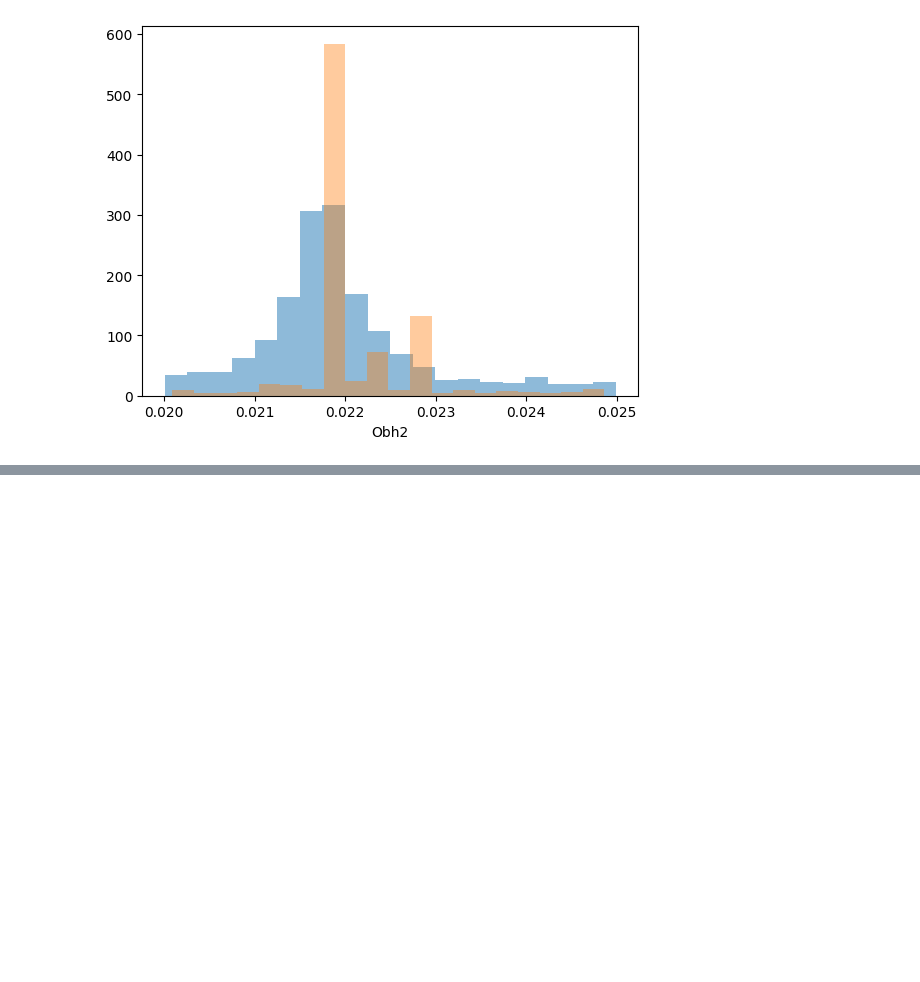
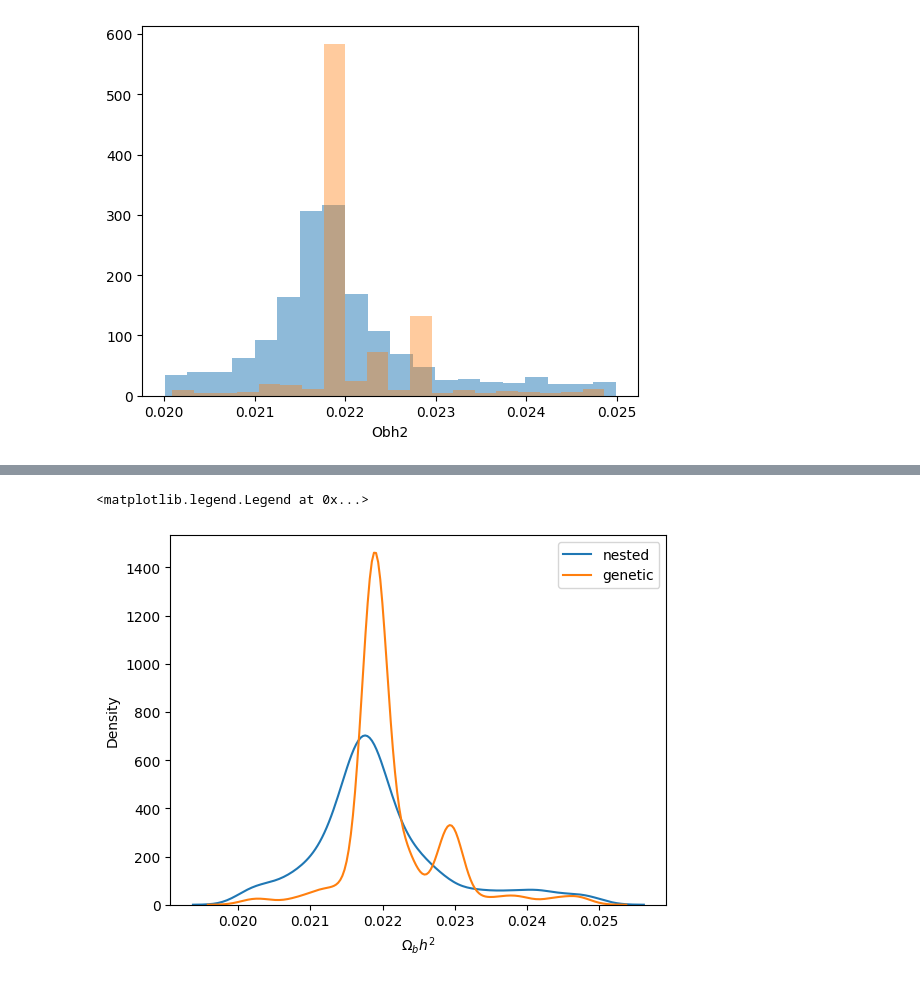
Before and after one commit to igomezv/cosmo_tools, a Jupyter notebook: models/genetic_paper/plots.ipynb, the cells around one changed output, grey strips where cells are left out. Cells and saved outputs as stored; diff of their text form; code cells hidden in the pictures; blank space fills up the shorter version.

```diff
--- a/models/genetic_paper/plots.ipynb
+++ b/models/genetic_paper/plots.ipynb
@@ -664,0 +668,12 @@ Text(0.5, 0, 'Obh2')
+# %%
+fig, ax = plt.subplots()
+
+sns.kdeplot(data1[:,3], label='nested', ax=ax)
+sns.kdeplot(data2[:,3], label='genetic', ax=ax)
+
+
+plt.xlabel('$\Omega_bh^2$')
+plt.legend()
+# %% [output]
+<matplotlib.legend.Legend at 0x...>
+[figure, added]
```
Also changed, not shown: parts of 3 cells of this notebook.
